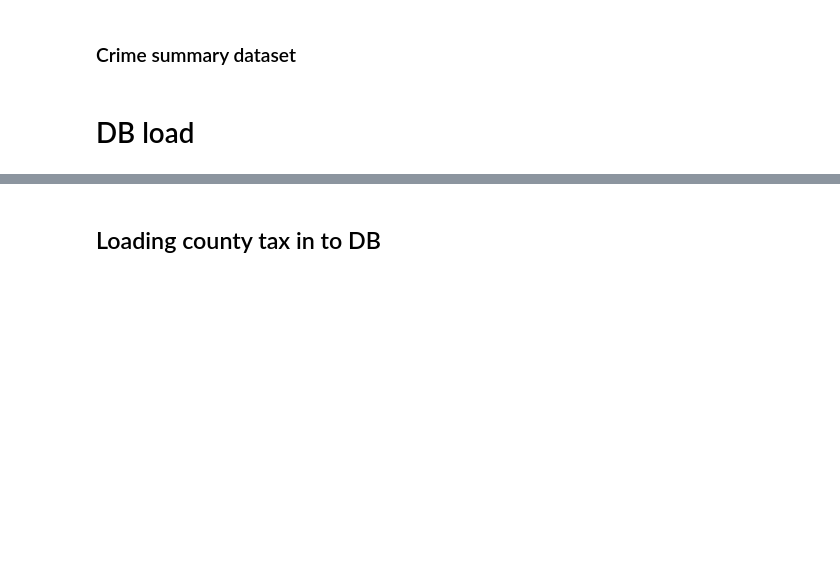
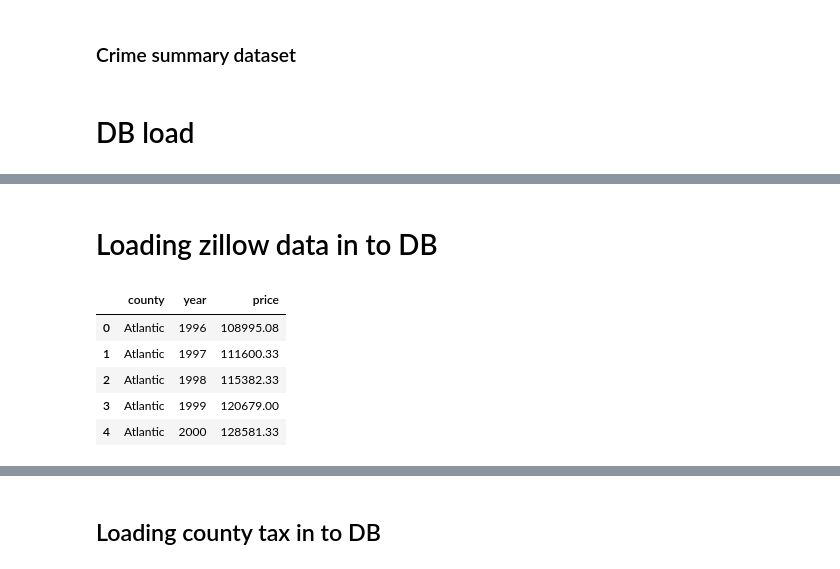
Before and after one commit to NinaLAnderson3/Project3, a Jupyter notebook: Jupyter notebooks/NJ_CRIME_ETL.ipynb, the cells around one changed output, grey strips where cells are left out. Drawn from its saved outputs; the diff is of its cells as text; code cells hidden in the pictures; blank space fills up the shorter version.

```diff
--- a/Jupyter notebooks/NJ_CRIME_ETL.ipynb
+++ b/Jupyter notebooks/NJ_CRIME_ETL.ipynb
@@ -431,0 +436,12 @@ sqlite_connection = engine.connect()
+# %% [markdown]
+# Loading zillow data in to DB
+# %%
+zillow_df = pd.read_csv('../Resources/zillow_house_cleaned.csv')
+zillow_df.head()
+# %% [output]
+|  | county | year | price |
+| 0 | Atlantic | 1996 | 108995.08 |
+| 1 | Atlantic | 1997 | 111600.33 |
+| 2 | Atlantic | 1998 | 115382.33 |
+| 3 | Atlantic | 1999 | 120679.00 |
+| 4 | Atlantic | 2000 | 128581.33 |
```
Also changed, not shown: parts of 3 cells of this notebook, 6 other files.
